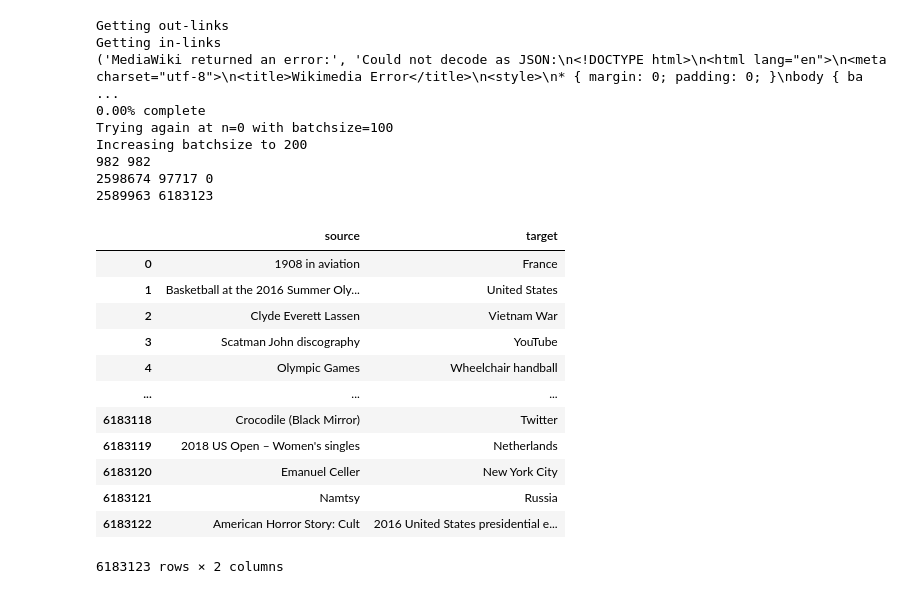
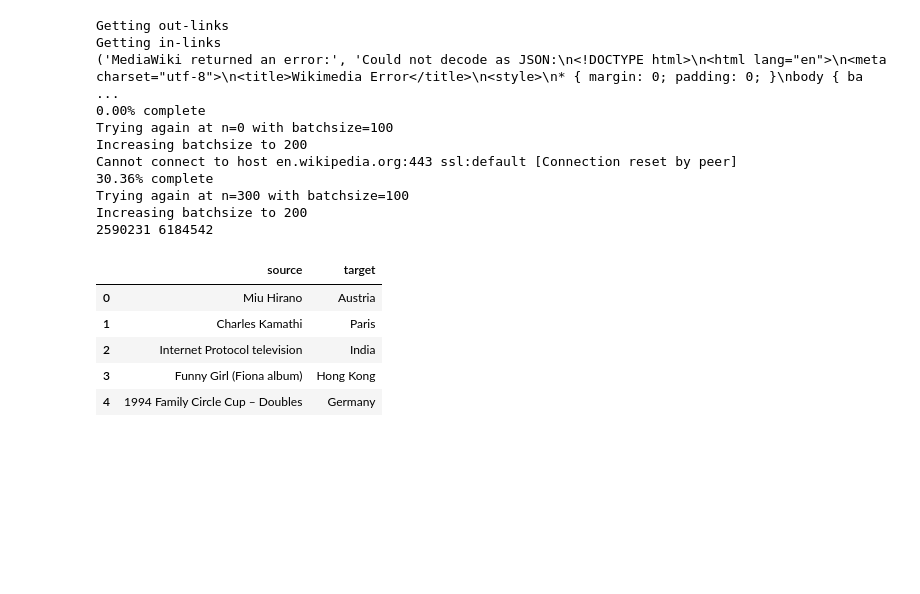
Before and after one commit to pgilders/WikiToolkit, a Jupyter notebook: linkdemo.ipynb, the cells around one changed output. Saved outputs shown, nothing was run; the diff lists cells and outputs as text; code cells hidden in the pictures; blank space fills up the shorter version.

```diff
--- a/linkdemo.ipynb
+++ b/linkdemo.ipynb
@@ -15,46 +229,39 @@ artlist = toparts['Page'].unique().tolist() # ~1000 top articles yesterday
 # %%
 links_data = await wikitools.pipeline_get_links('en.wikipedia', my_agent,
                                                 titles=artlist,
                                                 gl_args={'mode':['out', 'in'],
                                                         'update_maps':True})
 links = links_data['links']
 id_map = links_data['id_map']
 redirect_map = links_data['redirect_map']
 norm_map = links_data['norm_map']
 
 # Get list of articles and edges (excluding redlinks, those with no page id)
 articles = set([x['title'] for y in links['in'].values() for x in y] +
-                [x['title'] for y in links['out'].values() for x in y if id_map[x['title']] != -1])
-edges = set([(k, x['title']) for k, v in links['out'].items() for x in v if id_map[x['title']] != -1] +
-            [(x['title'], k) for k, v in links['in'].items()for x in v])
+                [x['title'] for y in links['out'].values() for x in y
+                 if id_map[x['title']] != -1])
+edges = pd.DataFrame(set([(k, x['title']) for k, v in links['out'].items()
+                          for x in v if id_map[x['title']] != -1] +
+                         [(x['title'], k) for k, v in links['in'].items()
+                          for x in v]), columns=['source', 'target'])
 
-print(len(links['in']), len(links['out']))
-print(len(id_map), len(redirect_map), len(norm_map))
 print(len(articles), len(edges))
+display(edges.head())
 # %% [output]
 Getting out-links
 Getting in-links
 ('MediaWiki returned an error:', 'Could not decode as JSON:\n<!DOCTYPE html>\n<html lang="en">\n<meta charset="utf-8">\n<title>Wikimedia Error</title>\n<style>\n* { margin: 0; padding: 0; }\nbody { ba ...
 0.00% complete
 Trying again at n=0 with batchsize=100
 Increasing batchsize to 200
-982 982
-2598674 97717 0
-2589963 6183123
+Cannot connect to host en.wikipedia.org:443 ssl:default [Connection reset by peer]
+30.36% complete
+Trying again at n=300 with batchsize=100
+Increasing batchsize to 200
+2590231 6184542
+|  | source | target |
+| 0 | Miu Hirano | Austria |
+| 1 | Charles Kamathi | Paris |
+| 2 | Internet Protocol television | India |
+| 3 | Funny Girl (Fiona album) | Hong Kong |
+| 4 | 1994 Family Circle Cup – Doubles | Germany |
-# %%
-edges_series = pd.DataFrame(edges, columns=['source', 'target'])
-edges_series
-# %% [output]
-|  | source | target |
-| 0 | 1908 in aviation | France |
-| 1 | Basketball at the 2016 Summer Oly... | United States |
-| 2 | Clyde Everett Lassen | Vietnam War |
-| 3 | Scatman John discography | YouTube |
-| 4 | Olympic Games | Wheelchair handball |
-| ... | ... | ... |
-| 6183118 | Crocodile (Black Mirror) | Twitter |
-| 6183119 | 2018 US Open – Women's singles | Netherlands |
-| 6183120 | Emanuel Celler | New York City |
-| 6183121 | Namtsy | Russia |
-| 6183122 | American Horror Story: Cult | 2016 United States presidential e... |
-6183123 rows × 2 columns
```
Also changed, not shown: parts of 19 cells of this notebook, 10 other files.
